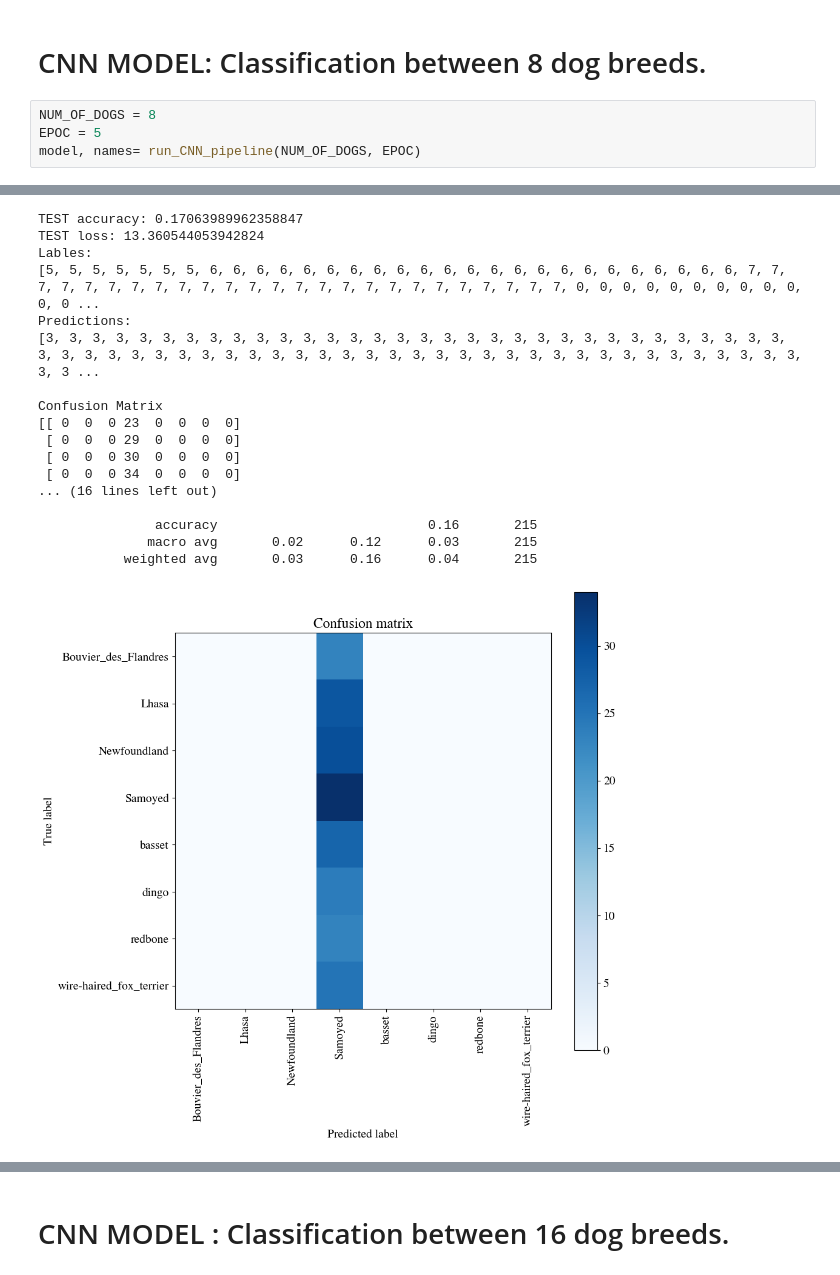
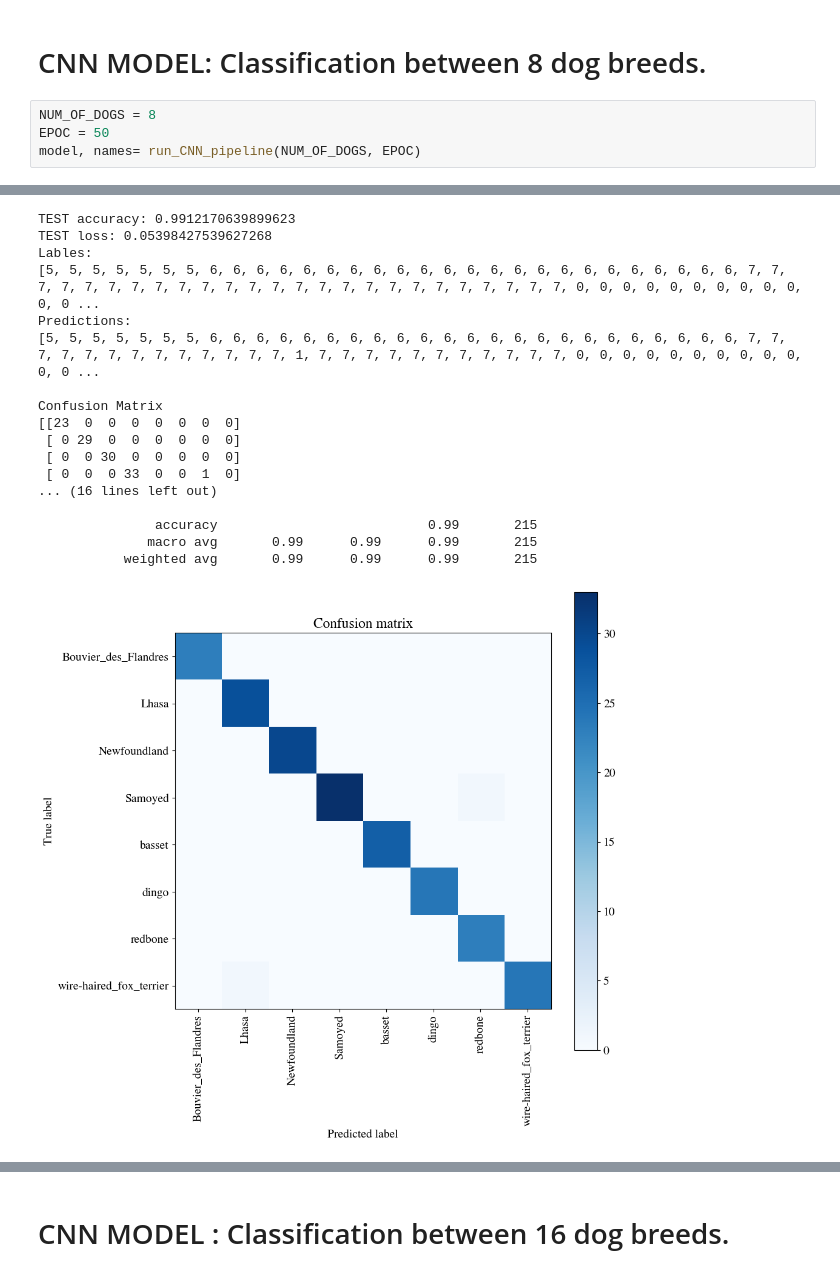
Before and after one commit to sharjil-k/Dog_Breed_Identification, a Jupyter notebook: notebooks/KhanSharjil_FinalProject.ipynb, the cells around one changed output, grey strips where cells are left out. Saved outputs shown, nothing was run; the diff lists cells and outputs as text.

```diff
--- a/notebooks/KhanSharjil_FinalProject.ipynb
+++ b/notebooks/KhanSharjil_FinalProject.ipynb
@@ -578,7 +579,7 @@ def run_CNN_pipeline(num_of_dogs, epoc):
 # CNN MODEL: Classification between 8 dog breeds.
 # %%
 NUM_OF_DOGS = 8
-EPOC = 5
+EPOC = 50
 model, names= run_CNN_pipeline(NUM_OF_DOGS, EPOC)
 # %% [output]
 Found 966 images belonging to 8 classes.
@@ -603,18 +604,18 @@ Epoch 5/5
-TEST accuracy: 0.17063989962358847
-TEST loss: 13.360544053942824
+TEST accuracy: 0.9912170639899623
+TEST loss: 0.05398427539627268
 Lables:
 [5, 5, 5, 5, 5, 5, 5, 6, 6, 6, 6, 6, 6, 6, 6, 6, 6, 6, 6, 6, 6, 6, 6, 6, 6, 6, 6, 6, 6, 6, 7, 7, 7, 7, 7, 7, 7, 7, 7, 7, 7, 7, 7, 7, 7, 7, 7, 7, 7, 7, 7, 7, 7, 7, 7, 0, 0, 0, 0, 0, 0, 0, 0, 0, 0, 0, 0 ...
 Predictions:
-[3, 3, 3, 3, 3, 3, 3, 3, 3, 3, 3, 3, 3, 3, 3, 3, 3, 3, 3, 3, 3, 3, 3, 3, 3, 3, 3, 3, 3, 3, 3, 3, 3, 3, 3, 3, 3, 3, 3, 3, 3, 3, 3, 3, 3, 3, 3, 3, 3, 3, 3, 3, 3, 3, 3, 3, 3, 3, 3, 3, 3, 3, 3, 3, 3, 3, 3 ...
+[5, 5, 5, 5, 5, 5, 5, 6, 6, 6, 6, 6, 6, 6, 6, 6, 6, 6, 6, 6, 6, 6, 6, 6, 6, 6, 6, 6, 6, 6, 7, 7, 7, 7, 7, 7, 7, 7, 7, 7, 7, 7, 7, 1, 7, 7, 7, 7, 7, 7, 7, 7, 7, 7, 7, 0, 0, 0, 0, 0, 0, 0, 0, 0, 0, 0, 0 ...
 
 Confusion Matrix
-[[ 0  0  0 23  0  0  0  0]
- [ 0  0  0 29  0  0  0  0]
- [ 0  0  0 30  0  0  0  0]
- [ 0  0  0 34  0  0  0  0]
+[[23  0  0  0  0  0  0  0]
+ [ 0 29  0  0  0  0  0  0]
+ [ 0  0 30  0  0  0  0  0]
+ [ 0  0  0 33  0  0  1  0]
 ... (16 lines left out)
 
-               accuracy                           0.16       215
-              macro avg       0.02      0.12      0.03       215
-           weighted avg       0.03      0.16      0.04       215
+               accuracy                           0.99       215
+              macro avg       0.99      0.99      0.99       215
+           weighted avg       0.99      0.99      0.99       215
-[figure, old version]
+[figure, new version]
```
Also changed, not shown: parts of 5 cells of this notebook.
